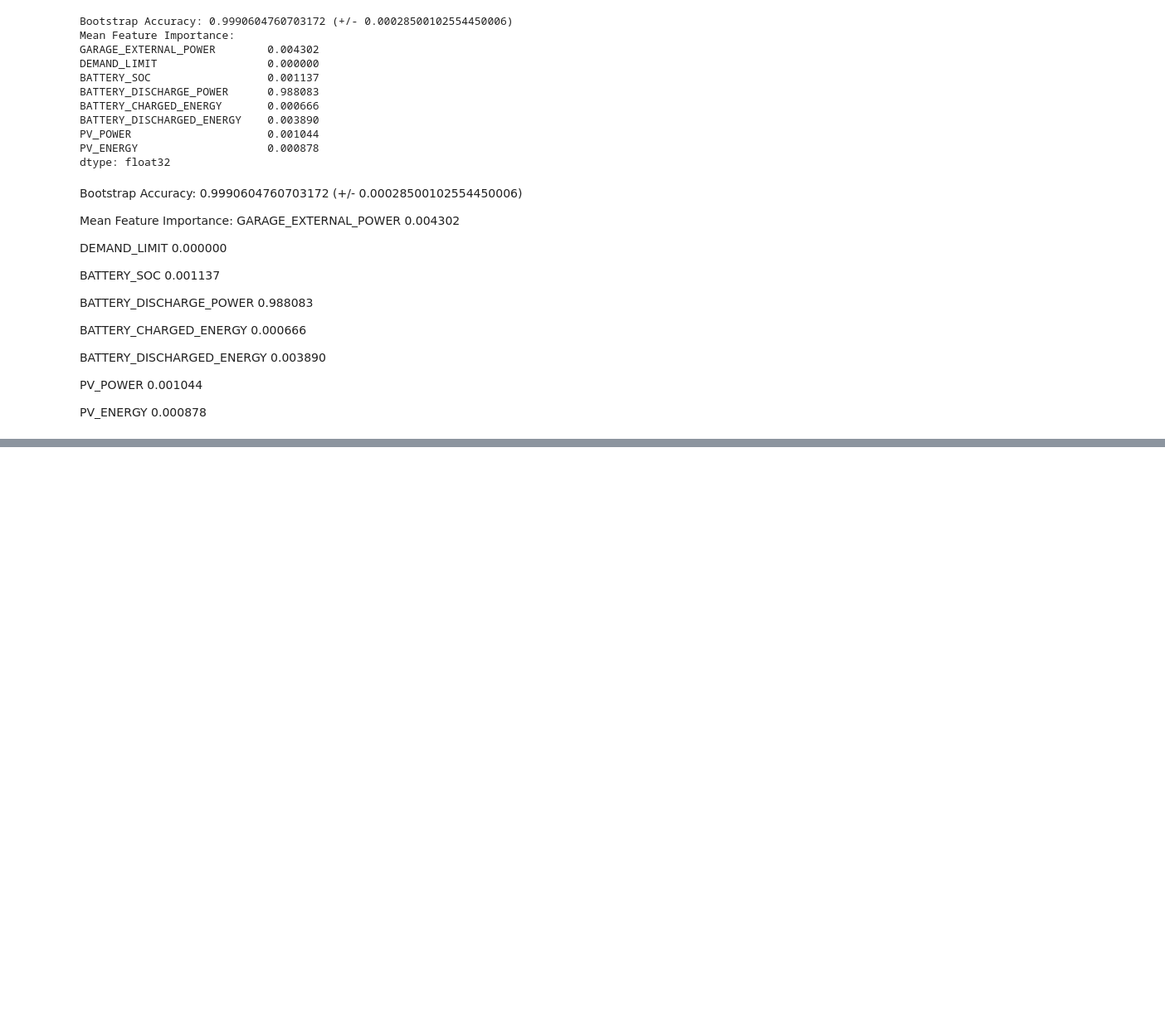
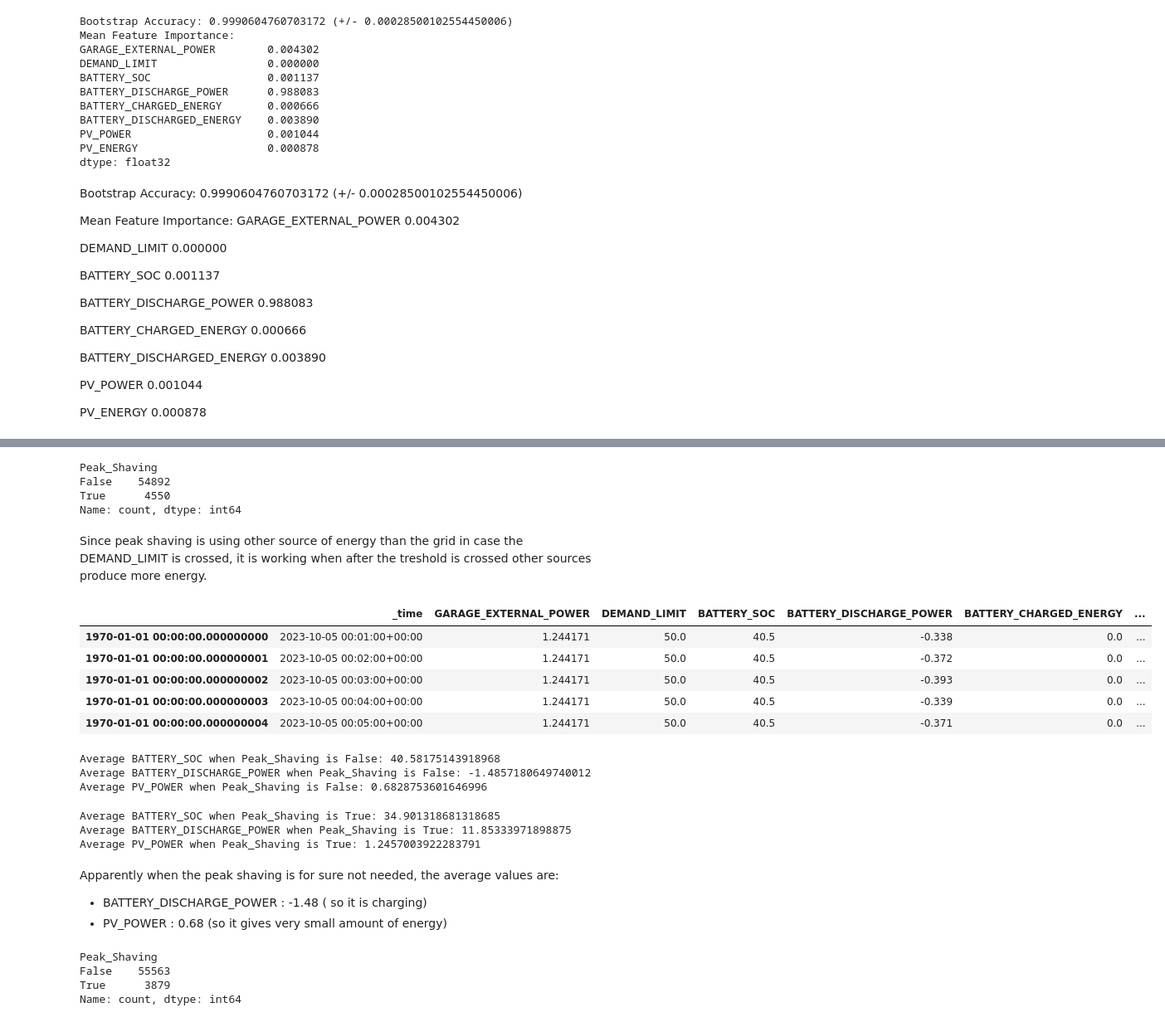
Before and after one commit to SanchoSamba/DS-project, a Jupyter notebook: explor_Adam_Rychert.ipynb, the cells around one changed output, grey strips where cells are left out. Shown at 83% size. Saved outputs shown, nothing was run; the diff lists cells and outputs as text; code cells hidden in the pictures; blank space fills up the shorter version.

```diff
--- a/explor_Adam_Rychert.ipynb
+++ b/explor_Adam_Rychert.ipynb
@@ -770,0 +797,54 @@ PV_ENERGY                    0.000878
+# %%
+ds_static['Peak_Shaving'].value_counts()
+# %% [output]
+Peak_Shaving
+False    54892
+True      4550
+Name: count, dtype: int64
+# %% [markdown]
+Since peak shaving is using other source of energy than the grid in case the DEMAND_LIMIT is crossed, it is working when after the treshold is crossed other sources produce more energy.
+# %%
+ds_static.head(5)
+# %% [output]
+|  | _time | GARAGE_EXTERNAL_POWER | DEMAND_LIMIT | BATTERY_SOC | BATTERY_DISCHARGE_POWER | BATTERY_CHARGED_ENERGY | ... |
+| 1970-01-01 00:00:00.000000000 | 2023-10-05 00:01:00+00:00 | 1.244171 | 50.0 | 40.5 | -0.338 | 0.0 | ... |
+| 1970-01-01 00:00:00.000000001 | 2023-10-05 00:02:00+00:00 | 1.244171 | 50.0 | 40.5 | -0.372 | 0.0 | ... |
+| 1970-01-01 00:00:00.000000002 | 2023-10-05 00:03:00+00:00 | 1.244171 | 50.0 | 40.5 | -0.393 | 0.0 | ... |
+| 1970-01-01 00:00:00.000000003 | 2023-10-05 00:04:00+00:00 | 1.244171 | 50.0 | 40.5 | -0.339 | 0.0 | ... |
+| 1970-01-01 00:00:00.000000004 | 2023-10-05 00:05:00+00:00 | 1.244171 | 50.0 | 40.5 | -0.371 | 0.0 | ... |
+# %%
+# Filter the DataFrame to only include rows where Peak_Shaving is False
+no_peak_shaving_data = ds_static[ds_static['Peak_Shaving'] == False]
+
+# Calculate the average values
+avg_battery_soc = no_peak_shaving_data['BATTERY_SOC'].mean()
+avg_battery_discharge_power = no_peak_shaving_data['BATTERY_DISCHARGE_POWER'].mean()
+avg_pv_power = no_peak_shaving_data['PV_POWER'].mean()
+
+print('Average BATTERY_SOC when Peak_Shaving is False:', avg_battery_soc)
+print('Average BATTERY_DISCHARGE_POWER when Peak_Shaving is False:', avg_battery_discharge_power)
+print('Average PV_POWER when Peak_Shaving is False:', avg_pv_power)
+# %% [output]
+Average BATTERY_SOC when Peak_Shaving is False: 40.58175143918968
+Average BATTERY_DISCHARGE_POWER when Peak_Shaving is False: -1.4857180649740012
+Average PV_POWER when Peak_Shaving is False: 0.6828753601646996
+# %%
+# Filter the DataFrame to only include rows where Peak_Shaving is True
+peak_shaving_data = ds_static[ds_static['Peak_Shaving'] == True]
+
+# Calculate the average values
+avg_battery_soc = peak_shaving_data['BATTERY_SOC'].mean()
+avg_battery_discharge_power = peak_shaving_data['BATTERY_DISCHARGE_POWER'].mean()
+avg_pv_power = peak_shaving_data['PV_POWER'].mean()
+
+print('Average BATTERY_SOC when Peak_Shaving is True:', avg_battery_soc)
+print('Average BATTERY_DISCHARGE_POWER when Peak_Shaving is True:', avg_battery_discharge_power)
+print('Average PV_POWER when Peak_Shaving is True:', avg_pv_power)
+# %% [output]
+Average BATTERY_SOC when Peak_Shaving is True: 34.901318681318685
+Average BATTERY_DISCHARGE_POWER when Peak_Shaving is True: 11.85333971898875
+Average PV_POWER when Peak_Shaving is True: 1.2457003922283791
+# %% [markdown]
+Apparently when the peak shaving is for sure not needed, the average values are:
+- BATTERY_DISCHARGE_POWER :  -1.48 ( so it is charging)
+- PV_POWER : 0.68 (so it gives very small amount of energy)
@@ -770,0 +866,7 @@ PV_ENERGY                    0.000878
+# %%
+ds_static['Peak_Shaving'].value_counts()
+# %% [output]
+Peak_Shaving
+False    55563
+True      3879
+Name: count, dtype: int64
```
Also changed, not shown: parts of 20 cells of this notebook.
